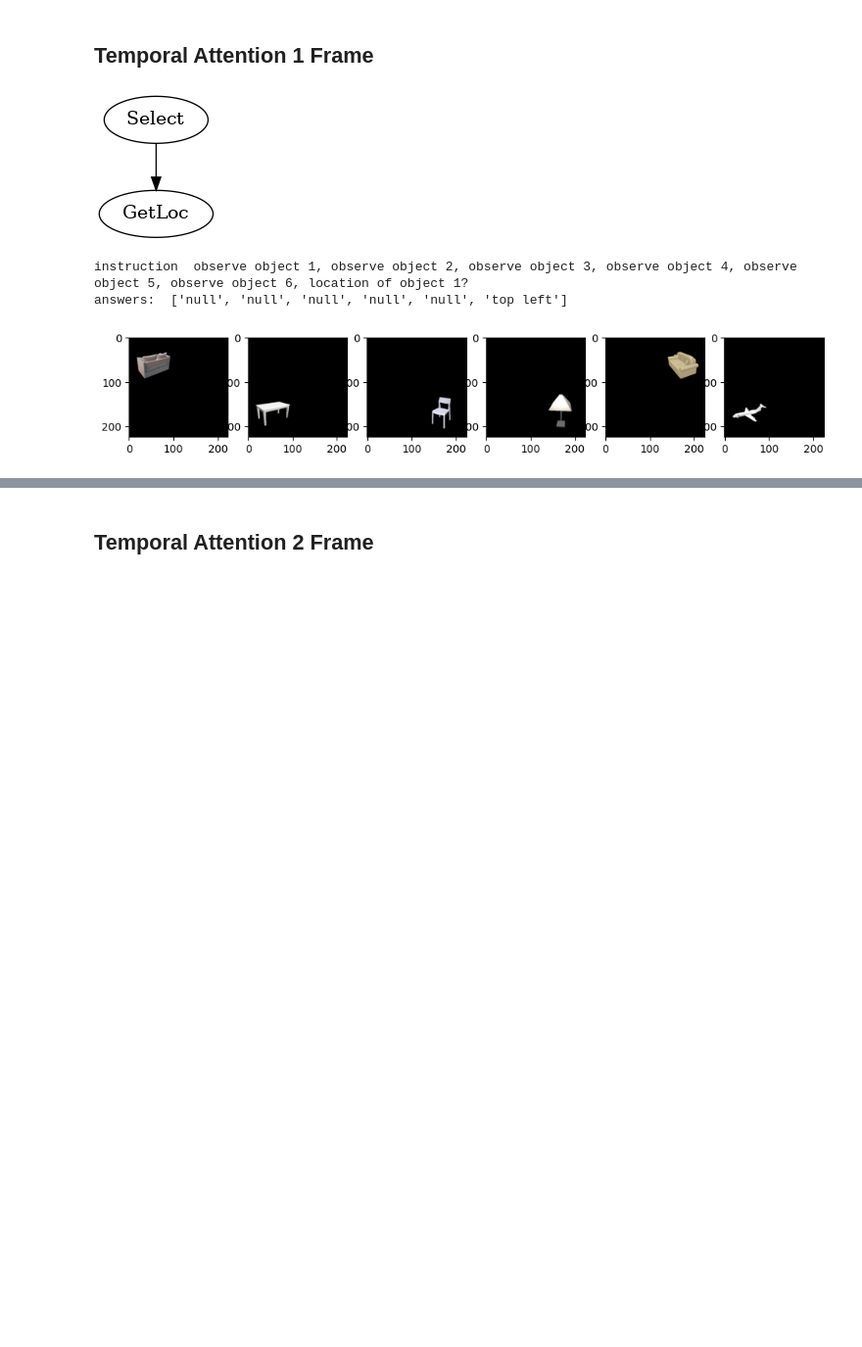
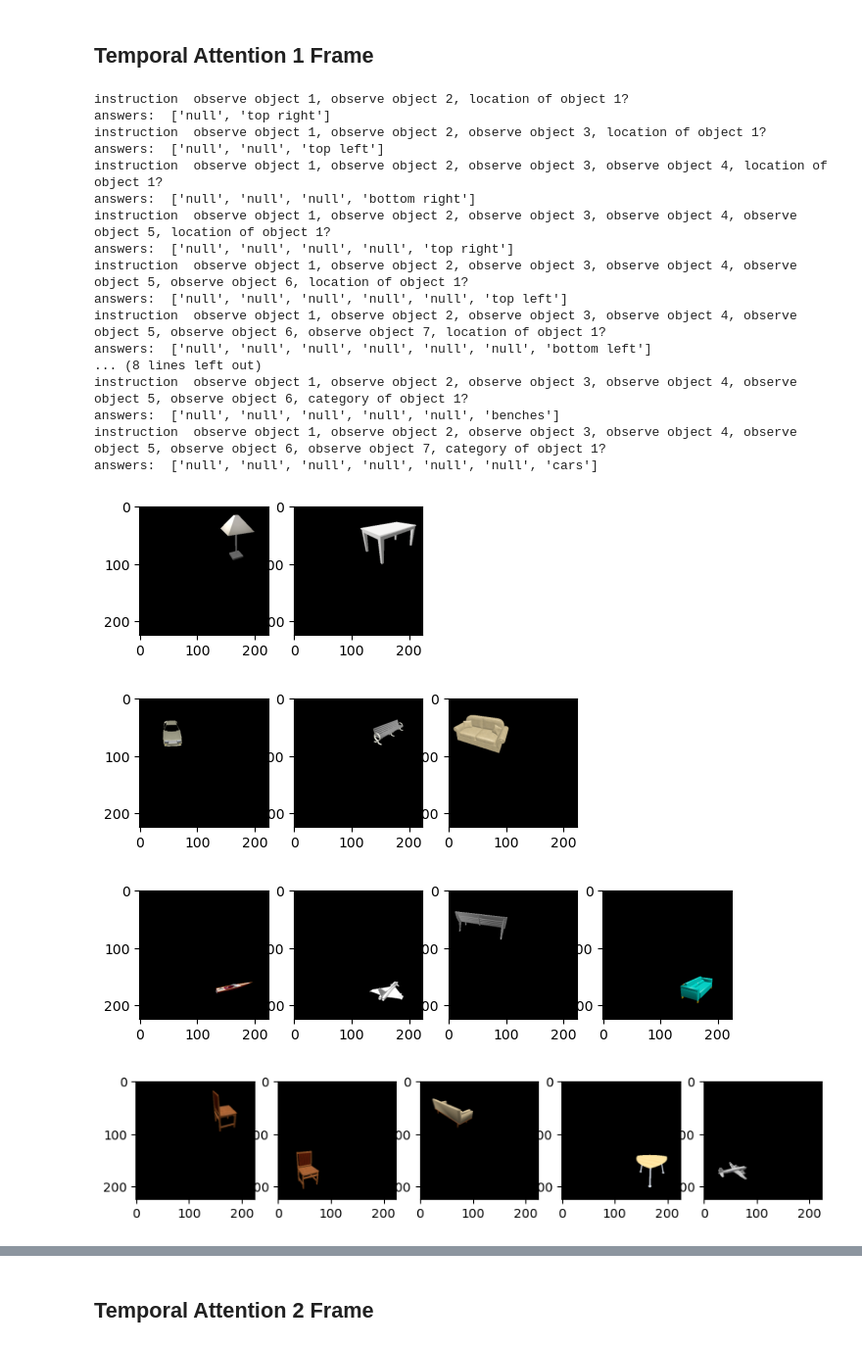
Before and after one commit to KiWeng/iWISDM, a Jupyter notebook: tutorials/task_gen_various.ipynb, the cells around one changed output, grey strips where cells are left out. Shown at 98% size. Drawn from its saved outputs; the diff is of its cells as text; code cells hidden in the pictures; blank space fills up the shorter version.

Commit message:
now the frame distractor can generate more than 1

```diff
--- a/tutorials/task_gen_various.ipynb
+++ b/tutorials/task_gen_various.ipynb
@@ -241,11 +170,0 @@ Image('outputs/tasks/memory2frame.png')
-# %%
-task_type = "memory_2_frame_task"
-for i in range(n_tasks):
-    # Generate trial info
-    trials = env.generate_trials(tasks=[memory_2_frame_task], mode='train')
-    imgs, _, info_dict = trials[0]
-
-    # Write trial to disk
-    read_write.write_trial(imgs, info_dict, f'outputs/{task_type}/trials/train' + f'/trial{i}')
-
-show_task_info(task_type, 0)
@@ -544,30 +564,43 @@ answers:  ['null', 'false']
 # %% [markdown]
 ## Temporal Attention 1 Frame
-# %%
-whens = ['last5']
-obj_loc_1_frame = Base1FrameTask(whens, tg.GetLoc)
-task_type = "temporal_attn_1_frame "
-
-read_write.write_task(obj_loc_1_frame, f'outputs/tasks/{task_type}')
-G = obj_loc_1_frame.to_graph()
-obj_loc_1_frame.draw_graph(f'outputs/tasks/{task_type}.png', G)
-from IPython.display import Image
-
-Image(f'outputs/tasks/{task_type}.png')
-# %% [output]
-[figure, removed]
 # %%
+for op, name_op in zip([tg.GetLoc, tg.GetCategory], ['loc', 'cat']):
+    for n_distractor_time in range(1, 7):
+        whens = [f'last{n_distractor_time}']
+        obj_loc_1_frame = Base1FrameTask(whens, op)
+        task_type = f"temporal_attn_1_frame_{n_distractor_time}_{name_op}"
 
-for i in range(n_tasks):
-    # Generate trial info
-    trials = env.generate_trials(tasks=[obj_loc_1_frame], mode='train', add_distractor_time=5)
-    imgs, _, info_dict = trials[0]
+        read_write.write_task(obj_loc_1_frame, f'outputs/tasks/{task_type}')
+        G = obj_loc_1_frame.to_graph()
+        obj_loc_1_frame.draw_graph(f'outputs/tasks/{task_type}.png', G)
+        for i in range(n_tasks):
+            # Generate trial info
+            trials = env.generate_trials(tasks=[obj_loc_1_frame], mode='train', add_distractor_time=n_distractor_time)
+            imgs, _, info_dict = trials[0]
 
-    # Write trial to disk
-    read_write.write_trial(imgs, info_dict, f'outputs/{task_type}/trials/train' + f'/trial{i}')
+            # Write trial to disk
+            read_write.write_trial(imgs, info_dict, f'outputs/{task_type}/trials/train' + f'/trial{i}')
 
-show_task_info(task_type, 0)
+        show_task_info(task_type, 0)
 # %% [output]
+instruction  observe object 1, observe object 2, location of object 1?
+answers:  ['null', 'top right']
+instruction  observe object 1, observe object 2, observe object 3, location of object 1?
+answers:  ['null', 'null', 'top left']
+instruction  observe object 1, observe object 2, observe object 3, observe object 4, location of object 1?
+answers:  ['null', 'null', 'null', 'bottom right']
+instruction  observe object 1, observe object 2, observe object 3, observe object 4, observe object 5, location of object 1?
+answers:  ['null', 'null', 'null', 'null', 'top right']
 instruction  observe object 1, observe object 2, observe object 3, observe object 4, observe object 5, observe object 6, location of object 1?
 answers:  ['null', 'null', 'null', 'null', 'null', 'top left']
+instruction  observe object 1, observe object 2, observe object 3, observe object 4, observe object 5, observe object 6, observe object 7, location of object 1?
+answers:  ['null', 'null', 'null', 'null', 'null', 'null', 'bottom left']
+... (8 lines left out)
+instruction  observe object 1, observe object 2, observe object 3, observe object 4, observe object 5, observe object 6, category of object 1?
+answers:  ['null', 'null', 'null', 'null', 'null', 'benches']
+instruction  observe object 1, observe object 2, observe object 3, observe object 4, observe object 5, observe object 6, observe object 7, category of object 1?
+answers:  ['null', 'null', 'null', 'null', 'null', 'null', 'cars']
-[figure, old version]
+[figure, new version]
+[figure, added]
+[figure, added]
+[figure, added]
```
Also changed, not shown: parts of 28 cells of this notebook, 1 other file.
